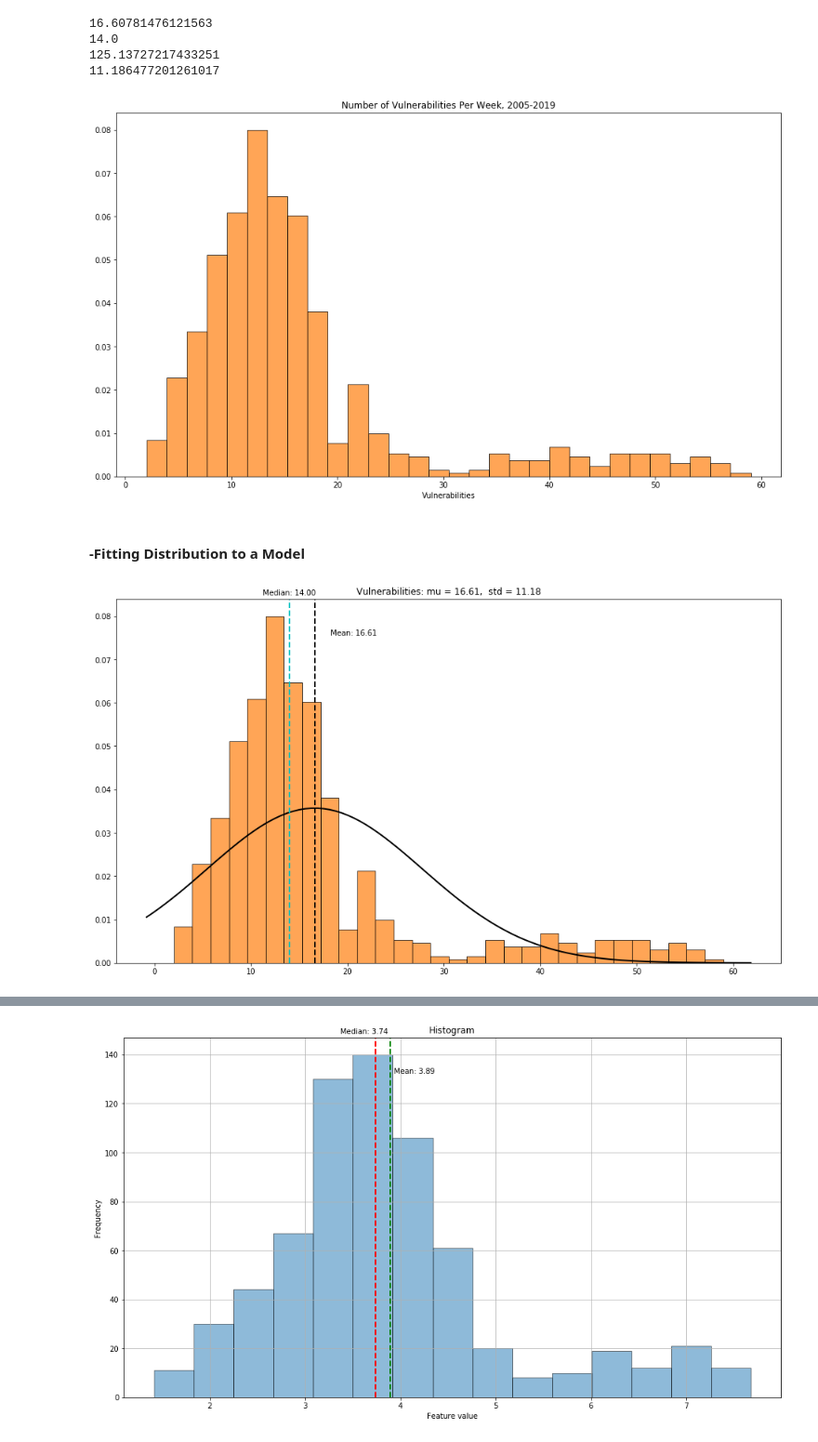
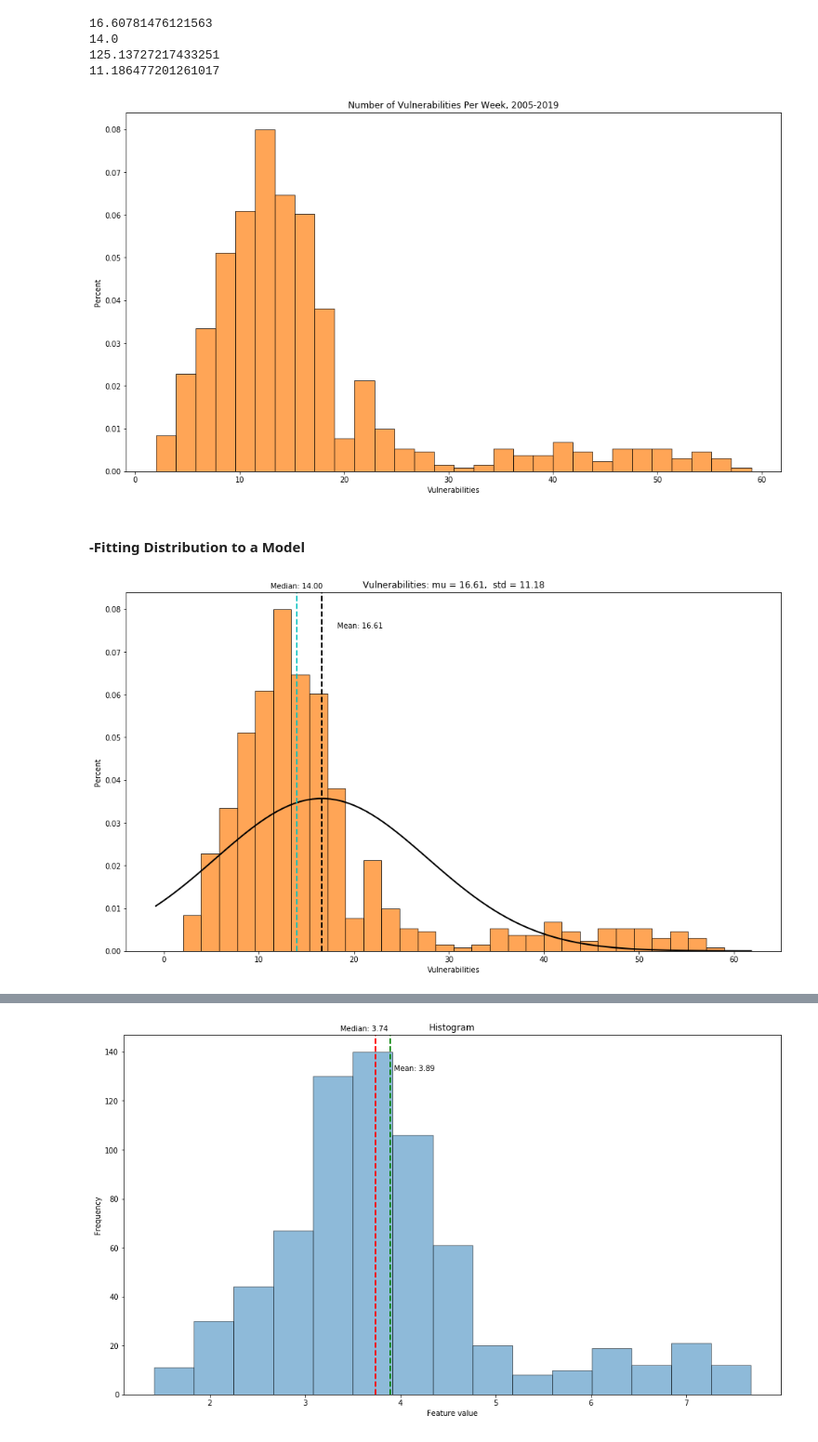
Before and after one commit to UNCG-CSE/Open_Source_Vul_Metrics, a Jupyter notebook: src/(GW Project pt.2) Correlation between spike in releases and new vulnerabilities.ipynb, the cells around one changed output, grey strips where cells are left out. Shown at 93% size. Drawn from its saved outputs; the diff is of its cells as text; code cells hidden in the pictures.

```diff
--- a/src/(GW Project pt.2) Correlation between spike in releases and new vulnerabilities.ipynb
+++ b/src/(GW Project pt.2) Correlation between spike in releases and new vulnerabilities.ipynb
@@ -146,11 +149,11 @@ print(vulnsWeekCount_stdev)
 plt.hist(vulnsWeekCount['count'].values, bins=30, density=True, linestyle='solid', color = "C1",alpha=0.7, ec="black")
 
 plt.xlabel('Vulnerabilities')
-plt.ylabel('')
+plt.ylabel('Percent')
 plt.title('Number of Vulnerabilities Per Week, 2005-2019')
 plt.show()
 # %% [output]
-[figure, old version]
+[figure, new version]
 # %% [markdown]
 #### -Fitting Distribution to a Model
 # %%
@@ -158,25 +161,27 @@ mu,std = norm.fit(vulnsWeekCount['count'])
 # %%
 plt.hist(vulnsWeekCount['count'].values, bins=30, density=True, linestyle='solid', color = "C1",alpha=0.7, ec="black")
 xlim = plt.xlim()
 x = np.linspace(xlim[0], xlim[1], 100)
 p = norm.pdf(x, mu, std)
 plt.plot(x, p, 'k', linewidth=2)
 title = "Vulnerabilities: mu = %.2f,  std = %.2f" % (mu, std)
 plt.title(title)
+plt.xlabel('Vulnerabilities')
+plt.ylabel('Percent')
 
 #Calc Mean and Display
 plt.axvline(vulnsWeekCount['count'].mean(), color='k', linestyle='dashed', linewidth=2)
 min_ylim, max_ylim = plt.ylim()
 plt.text(vulnsWeekCount['count'].mean()*1.1, max_ylim*0.9, 'Mean: {:.2f}'.format(vulnsWeekCount['count'].mean()))
 
 #Calc Median and Display
 plt.axvline(vulnsWeekCount['count'].median(), color='c', linestyle='dashed', linewidth=2)
 min_ylim, max_ylim = plt.ylim()
 plt.text(vulnsWeekCount['count'].median()*.8, max_ylim*1.01, 'Median: {:.2f}'.format(vulnsWeekCount['count'].median()))
 
 plt.show()
 # %% [output]
-[figure, old version]
+[figure, new version]
 # %% [markdown]
 #### -Model Observations
     - The data is skewed right thus, a normal distribution does not represent the data at the current state.
```
Also changed, not shown: parts of 35 cells of this notebook.
